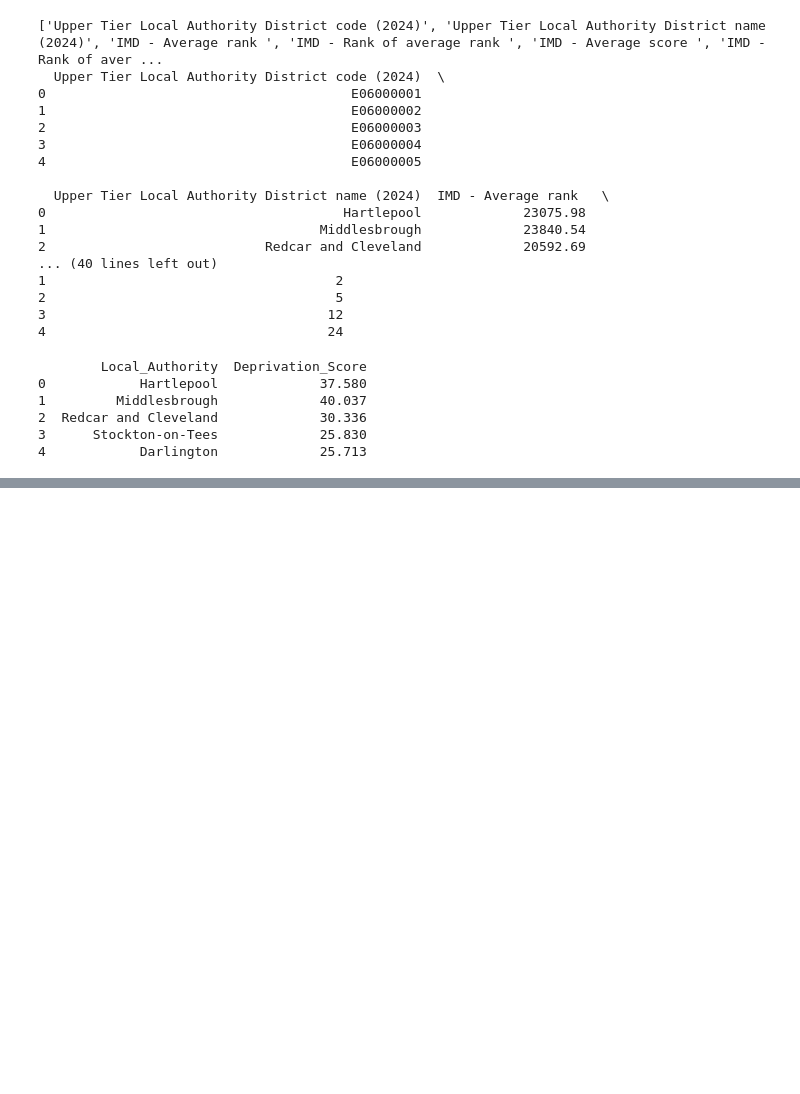
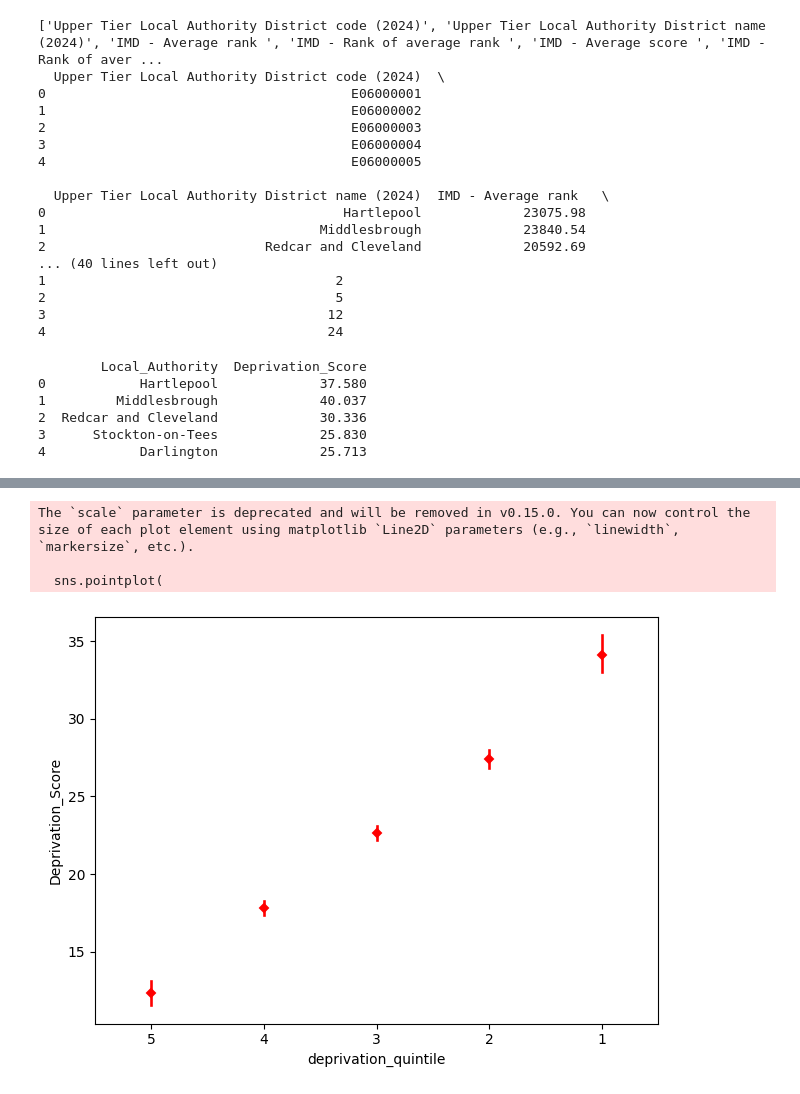
Before and after one commit to PleromaRay/uk-life-expectancy-deprivation, a Jupyter notebook: notebooks_exploratory_analysis.ipynb, the cells around one changed output, grey strips where cells are left out. Cells and saved outputs as stored; diff of their text form; code cells hidden in the pictures; blank space fills up the shorter version.

```diff
--- a/notebooks_exploratory_analysis.ipynb
+++ b/notebooks_exploratory_analysis.ipynb
@@ -188,0 +325,19 @@ KeyError: 'le_birth_2022_2024'
+# %%
+#mean points
+sns.pointplot(
+    data=deprivation_df,
+    x='deprivation_quintile',
+    y='Deprivation_Score',
+    color='red',
+    markers='D',
+    linestyles='',
+    scale=0.7
+)
+
+plt.tight_layout()
+plt.show()
+# %% [output]
+The `scale` parameter is deprecated and will be removed in v0.15.0. You can now control the size of each plot element using matplotlib `Line2D` parameters (e.g., `linewidth`, `markersize`, etc.).
+
+  sns.pointplot(
+[figure, added]
```
Also changed, not shown: parts of 7 cells of this notebook, 1 other file.
